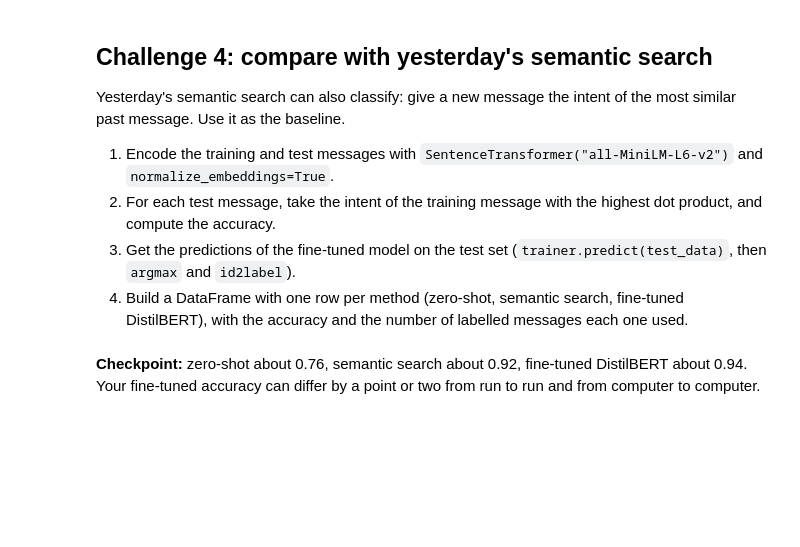
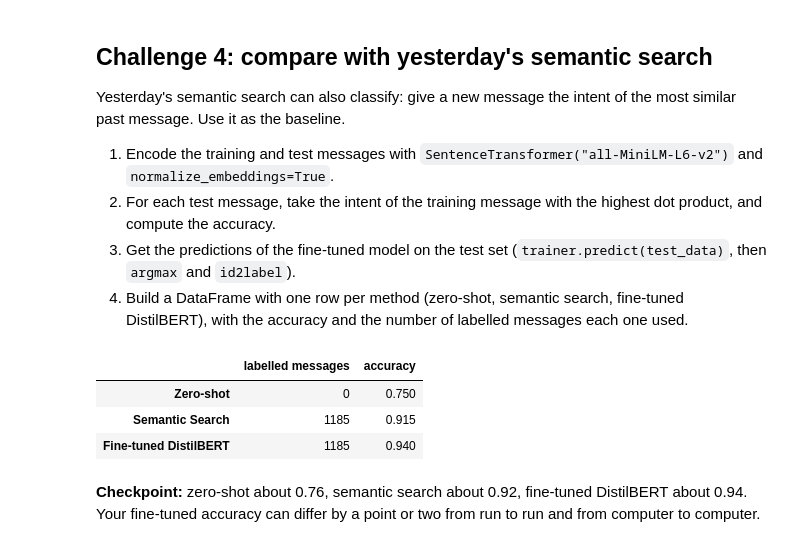
Before and after one commit to ironhack-labs/lab-guided-tutorial-transformers, a Jupyter notebook: your-code/main.ipynb, the cells around one changed output. Cells and saved outputs as stored; diff of their text form; code cells hidden in the pictures; blank space fills up the shorter version.

```diff
--- a/your-code/main.ipynb
+++ b/your-code/main.ipynb
@@ -182,15 +305,32 @@ Yesterday's semantic search can also classify: give a new message the intent of
 4. Build a DataFrame with one row per method (zero-shot, semantic search, fine-tuned DistilBERT), with the accuracy and the number of labelled messages each one used.
 # %%
 # 1. Embeddings
-
+minilm = SentenceTransformer('all-MiniLM-L6-v2')
+train_vectors = minilm.encode(train['text'].tolist(), normalize_embeddings=True)
+test_vectors = minilm.encode(test['text'].tolist(), normalize_embeddings=True)
 
 # 2. Semantic search as a classifier
-
+similarities = test_vectors @ train_vectors.T
+best = similarities.argmax(axis=1)
+search_pred = train['category'].to_numpy()[best]
+search_accuracy = accuracy_score(test['category'], search_pred)
 
 # 3. Fine-tuned predictions
-
+fine_tuned_ids = trainer.predict(test_data).predictions.argmax(axis=-1)
+fine_tuned_pred = [id2label[i] for i in fine_tuned_ids]
+fine_tuned_accuracy = accuracy_score(test['category'], fine_tuned_pred)
 
 # 4. Comparison table
+comparison = pd.DataFrame({
+    'labelled messages': [0, len(train), len(train)],
+    'accuracy': [zero_shot_accuracy, search_accuracy, fine_tuned_accuracy]
+}, index=['Zero-shot', 'Semantic Search', 'Fine-tuned DistilBERT'])
+comparison.round(3)
+# %% [output]
+|  | labelled messages | accuracy |
+| Zero-shot | 0 | 0.750 |
+| Semantic Search | 1185 | 0.915 |
+| Fine-tuned DistilBERT | 1185 | 0.940 |
 # %% [markdown]
 **Checkpoint:** zero-shot about 0.76, semantic search about 0.92, fine-tuned DistilBERT about 0.94. Your fine-tuned accuracy can differ by a point or two from run to run and from computer to computer.
 # %%
```
Also changed, not shown: parts of 16 cells of this notebook.
